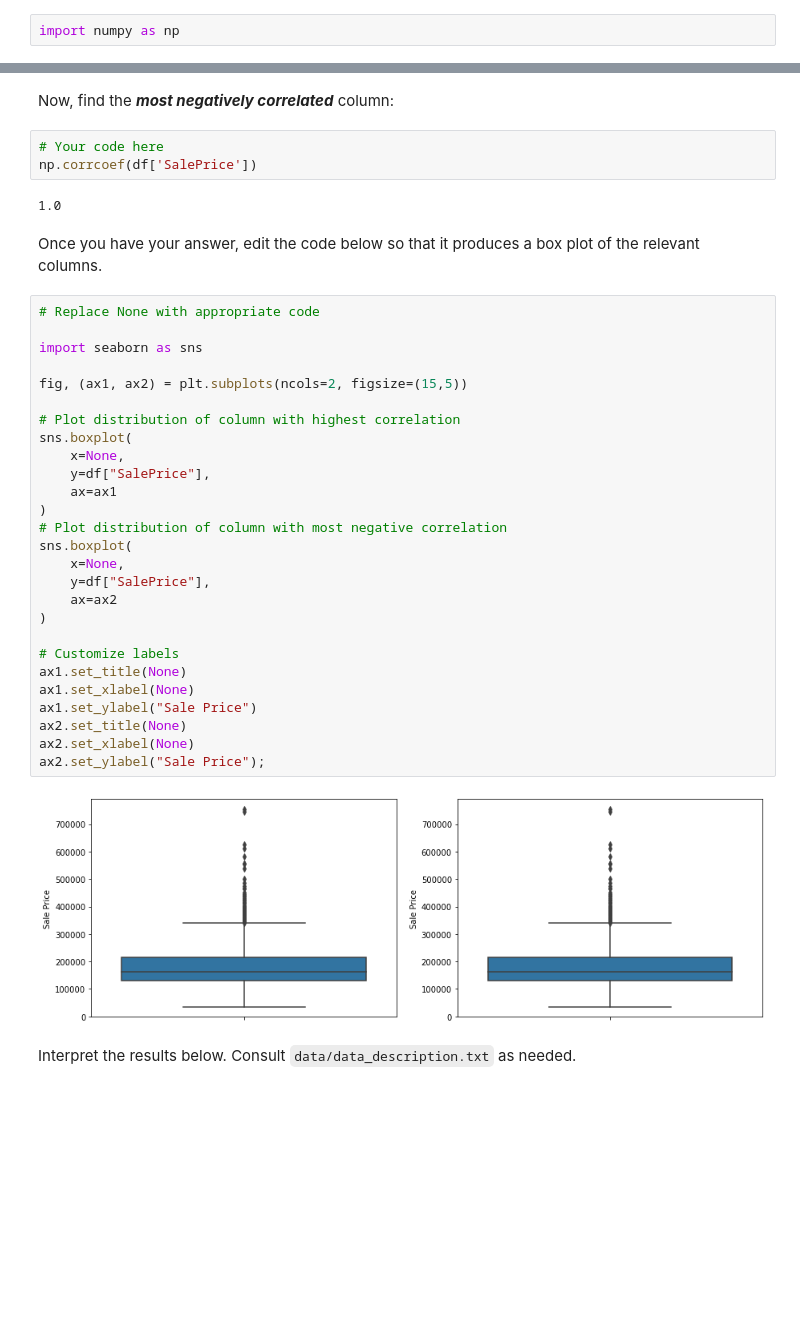
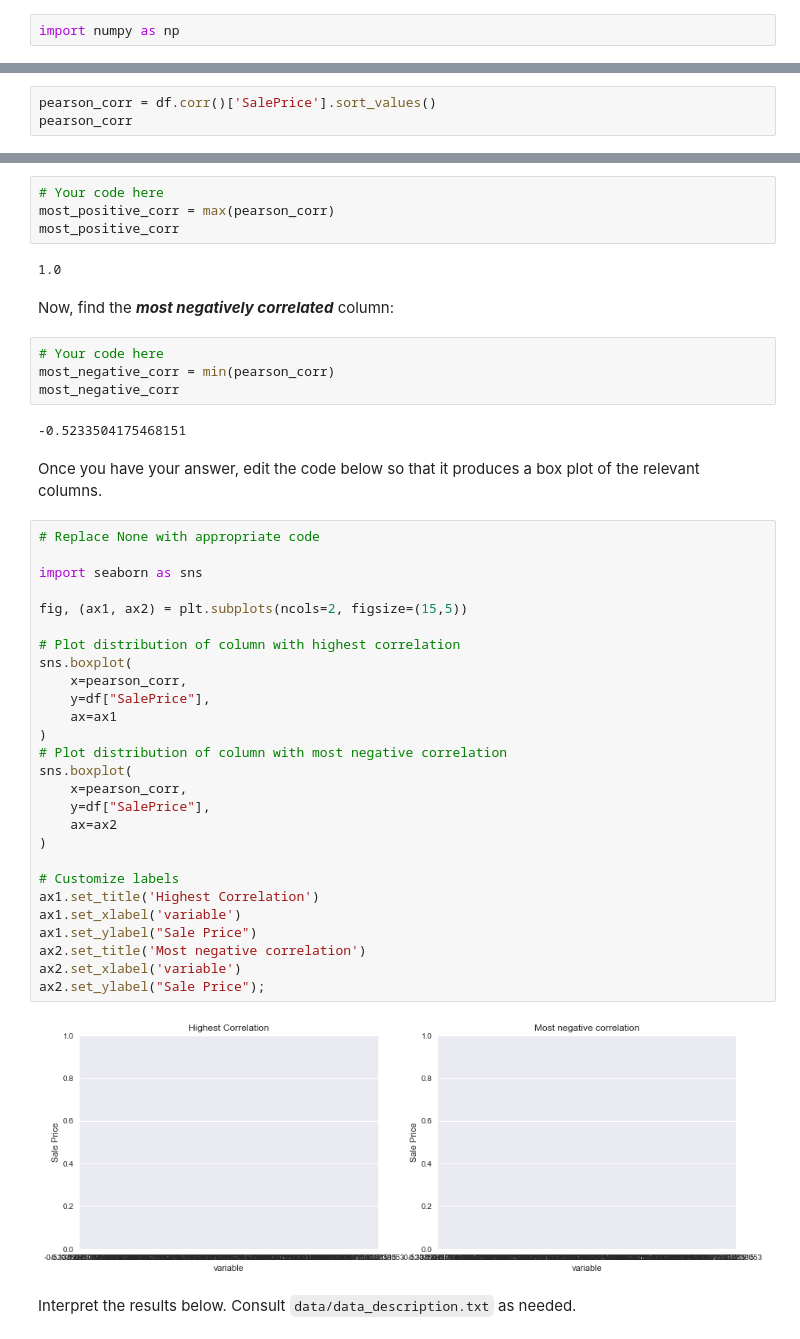
Before and after one commit to oscar066/dsc-pandas-eda-lab, a Jupyter notebook: index.ipynb, the cells around one changed output, grey strips where cells are left out. Drawn from its saved outputs; the diff is of its cells as text; blank space fills up the shorter version.

```diff
--- a/index.ipynb
+++ b/index.ipynb
@@ -360,0 +371,3 @@ np.corrcoef(df['SalePrice'])
+# %%
+pearson_corr = df.corr()['SalePrice'].sort_values()
+pearson_corr
@@ -361,41 +392,48 @@ np.corrcoef(df['SalePrice'])
+# %%
+# Your code here
+most_positive_corr = max(pearson_corr)
+most_positive_corr
+# %% [output]
+1.0
 # %% [markdown]
 Now, find the ***most negatively correlated*** column:
 # %%
 # Your code here
-np.corrcoef(df['SalePrice'])
+most_negative_corr = min(pearson_corr)
+most_negative_corr
 # %% [output]
-1.0
+-0.5233504175468151
 # %% [markdown]
 Once you have your answer, edit the code below so that it produces a box plot of the relevant columns.
 # %%
 # Replace None with appropriate code
 
 import seaborn as sns
 
 fig, (ax1, ax2) = plt.subplots(ncols=2, figsize=(15,5))
 
 # Plot distribution of column with highest correlation
 sns.boxplot(
-    x=None,
+    x=pearson_corr,
     y=df["SalePrice"],
     ax=ax1
 )
 # Plot distribution of column with most negative correlation
 sns.boxplot(
-    x=None,
+    x=pearson_corr,
     y=df["SalePrice"],
     ax=ax2
 )
 
 # Customize labels
-ax1.set_title(None)
-ax1.set_xlabel(None)
+ax1.set_title('Highest Correlation')
+ax1.set_xlabel('variable')
 ax1.set_ylabel("Sale Price")
-ax2.set_title(None)
-ax2.set_xlabel(None)
+ax2.set_title('Most negative correlation')
+ax2.set_xlabel('variable')
 ax2.set_ylabel("Sale Price");
 # %% [output]
-[figure, old version]
+[figure, new version]
 # %% [markdown]
 Interpret the results below. Consult `data/data_description.txt` as needed.
 # %%
```
Also changed, not shown: parts of 19 cells of this notebook.
